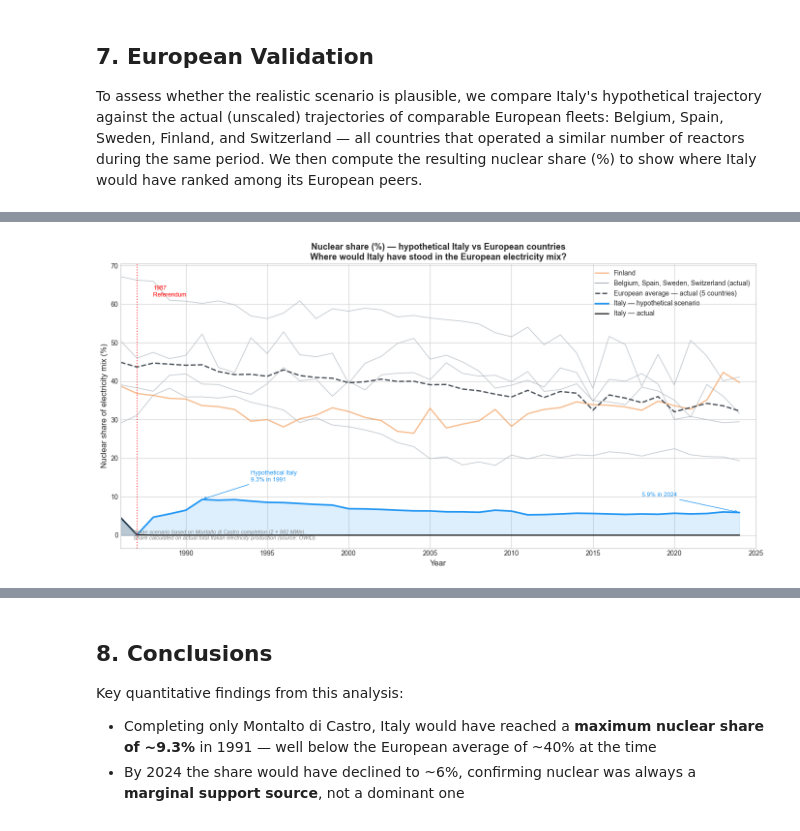
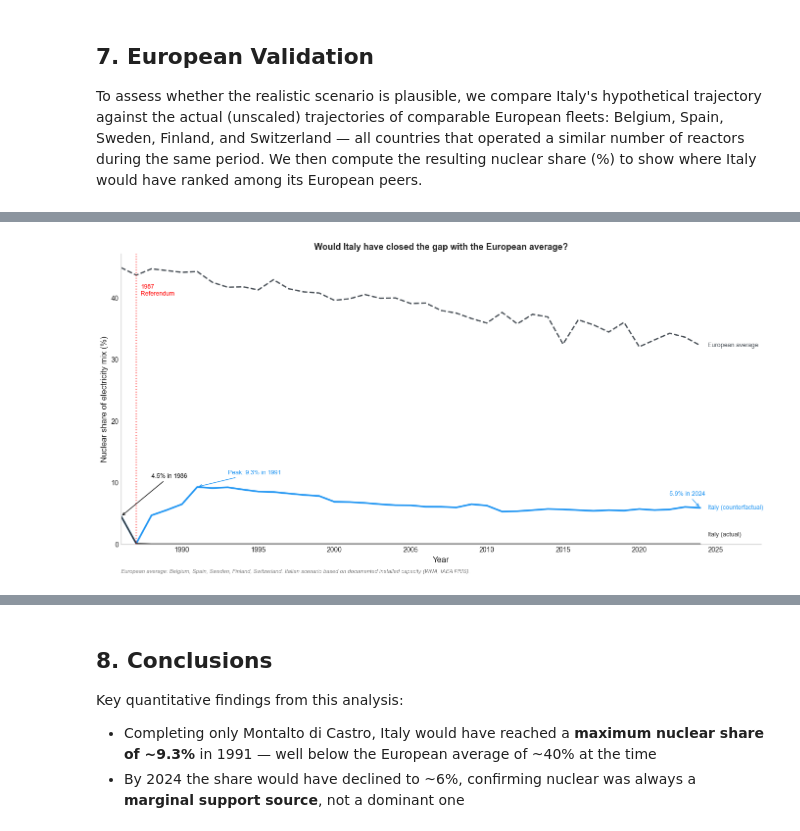
Before and after one commit to giuseppe-vigliotti/nuclear-data-analysis, a Jupyter notebook: notebooks/02_visualizations.ipynb, the cells around one changed output, grey strips where cells are left out. Drawn from its saved outputs; the diff is of its cells as text; code cells hidden in the pictures.

```diff
--- a/notebooks/02_visualizations.ipynb
+++ b/notebooks/02_visualizations.ipynb
@@ -1283,77 +1116,65 @@ for _, row in df_italy_share[
 # %%
 fig, ax = plt.subplots(figsize=(14, 7))
 
-eu_colors = {
-    'Belgium':     '#ADB5BD',
-    'Spain':       '#ADB5BD',
-    'Sweden':      '#ADB5BD',
-    'Finland':     '#F4A261',
-    'Switzerland': '#ADB5BD'
-}
-
-for country in ['Belgium', 'Spain', 'Sweden', 'Finland', 'Switzerland']:
-    df_c = df_eu_share[df_eu_share['country'] == country].copy()
-    color = eu_colors[country]
-    thickness = 2 if country == 'Finland' else 1.2
-    label = country if country == 'Finland' else '_nolegend_'
-
-    ax.plot(df_c['year'], df_c['nuclear_share_elec'],
-            color=color, linewidth=thickness,
-            alpha=0.7, label=label)
-
-ax.plot([], [], color='#ADB5BD', linewidth=1.5,
-        label='Belgium, Spain, Sweden, Switzerland (actual)')
-
+# Media europea
 eu_avg_share = df_eu_share.groupby('year')['nuclear_share_elec'].mean()
 ax.plot(eu_avg_share.index, eu_avg_share.values,
-        color='#495057', linewidth=2, linestyle='--',
-        label='European average — actual (5 countries)')
+        color='#495057', linewidth=2, linestyle='--')
+ax.text(eu_avg_share.index[-1] + 0.5, eu_avg_share.values[-1],
+        'European average', va='center', fontsize=9, color='#495057')
 
-ax.fill_between(df_italy_share['year'],
-                df_italy_share['share_ipotetica'].fillna(0),
-                alpha=0.15, color='#2196F3')
+# Italia scenario
 ax.plot(df_italy_share['year'],
         df_italy_share['share_ipotetica'].fillna(0),
-        color='#2196F3', linewidth=2.5,
-        label='Italy — hypothetical scenario')
+        color='#2196F3', linewidth=2.5)
+ax.text(df_italy_share['year'].iloc[-1] + 0.5,
+        df_italy_share['share_ipotetica'].fillna(0).iloc[-1],
+        'Italy (counterfactual)', va='center', fontsize=9, color='#2196F3')
 
-ax.fill_between(df_italy_real_share['year'],
-                df_italy_real_share['nuclear_share_elec'].fillna(0),
-                alpha=0.2, color='#2d2d2d')
+# Italia reale
 ax.plot(df_italy_real_share['year'],
         df_italy_real_share['nuclear_share_elec'].fillna(0),
-        color='#2d2d2d', linewidth=2,
-        label='Italy — actual')
+        color='#2d2d2d', linewidth=2)
+ax.text(df_italy_real_share['year'].iloc[-1] + 0.5, 1.5,
+        'Italy (actual)', va='center', fontsize=9, color='#2d2d2d')
 
-ax.axvline(x=1987, color='red', linestyle=':', linewidth=1.5, alpha=0.7)
-ax.text(1988, 62, '1987\nReferendum', color='red', fontsize=9)
-
-ax.annotate('Hypothetical Italy\n9.3% in 1991',
-            xy=(1991, 9.3), xytext=(1994, 14),
+# Annotazioni chiave
+ax.annotate('4.5% in 1986',
+            xy=(1986, 4.5), xytext=(1988, 10.76),
+            arrowprops=dict(arrowstyle='->', color='black'),
+            fontsize=9, color='black')
+ax.annotate('Peak: 9.3% in 1991',
+            xy=(1991, 9.3), xytext=(1993, 11.3),
+            arrowprops=dict(arrowstyle='->', color='#2196F3'),
+            fontsize=9, color='#2196F3')
+ax.annotate('5.9% in 2024',
+            xy=(2024, 5.9), xytext=(2022, 7.9),
             arrowprops=dict(arrowstyle='->', color='#2196F3'),
             fontsize=9, color='#2196F3')
 
-ax.annotate('5.9% in 2024',
-            xy=(2024, 5.9), xytext=(2018, 10),
-            arrowprops=dict(arrowstyle='->', color='#2196F3'),
-            fontsize=9, color='#2196F3')
+# Referendum
+ax.axvline(x=1987, color='red', linestyle=':', linewidth=1.5, alpha=0.7)
+ax.text(1987.3, eu_avg_share.values.max() * 0.9,
+        '1987\nReferendum', color='red', fontsize=9)
 
 ax.set_xlabel('Year', fontsize=12)
 ax.set_ylabel('Nuclear share of electricity mix (%)', fontsize=12)
-ax.set_title('Nuclear share (%) — hypothetical Italy vs European countries\n'
-             'Where would Italy have stood in the European electricity mix?',
+ax.set_title('Would Italy have closed the gap with the European average?',
              fontsize=13, fontweight='bold')
-ax.legend(fontsize=10, loc='upper right')
-ax.set_xlim(1986, 2025)
+ax.set_xlim(1986, 2028)
+ax.set_ylim(0)
+ax.spines['top'].set_visible(False)
+ax.spines['right'].set_visible(False)
+ax.grid(False)
 
-ax.text(0.02, 0.03,
-        'Italian scenario based on Montalto di Castro completion (2 × 982 MWe).\n'
-        'Share calculated on actual total Italian electricity production (source: OWID).',
+ax.text(0, -0.1,
+        'European average: Belgium, Spain, Sweden, Finland, Switzerland. '
+        'Italian scenario based on documented installed capacity (WNA, IAEA PRIS).',
         transform=ax.transAxes, fontsize=8, color='gray', style='italic')
 
 plt.tight_layout()
 plt.savefig('../plots/09_nuclear_share_european_comparison.png', dpi=150, bbox_inches='tight')
 plt.show()
 logger.info("Chart saved to plots/")
 # %% [output]
-[figure, old version]
+[figure, new version]
```
Also changed, not shown: parts of 27 cells of this notebook, 7 other files.
